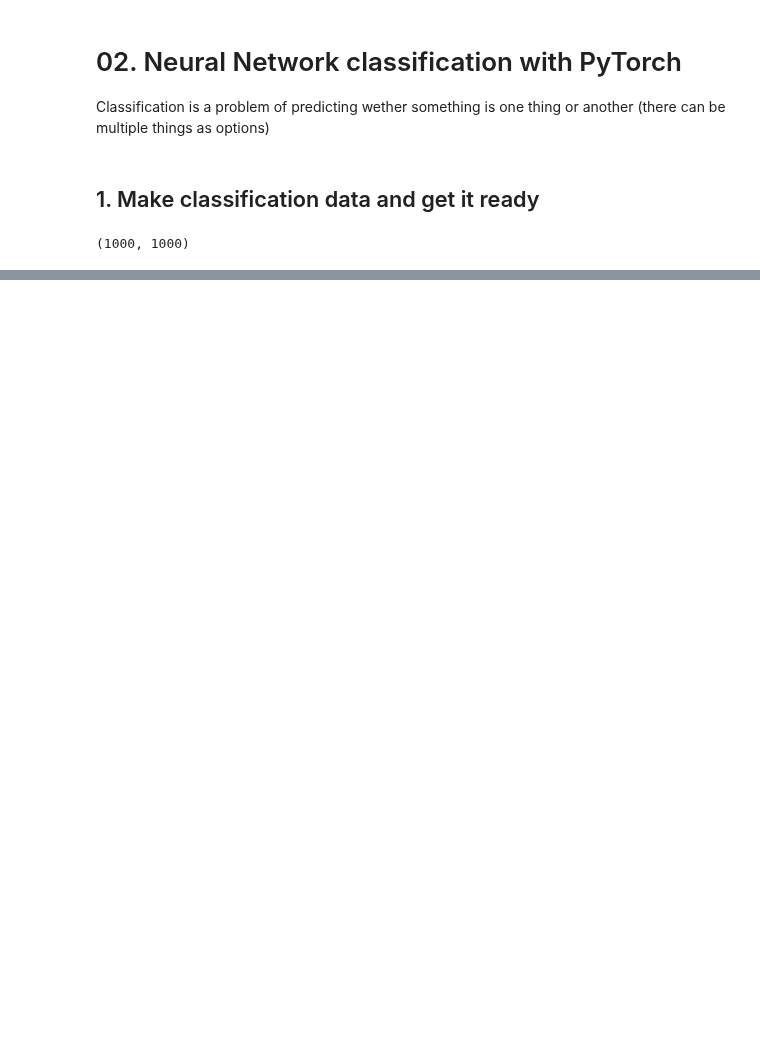
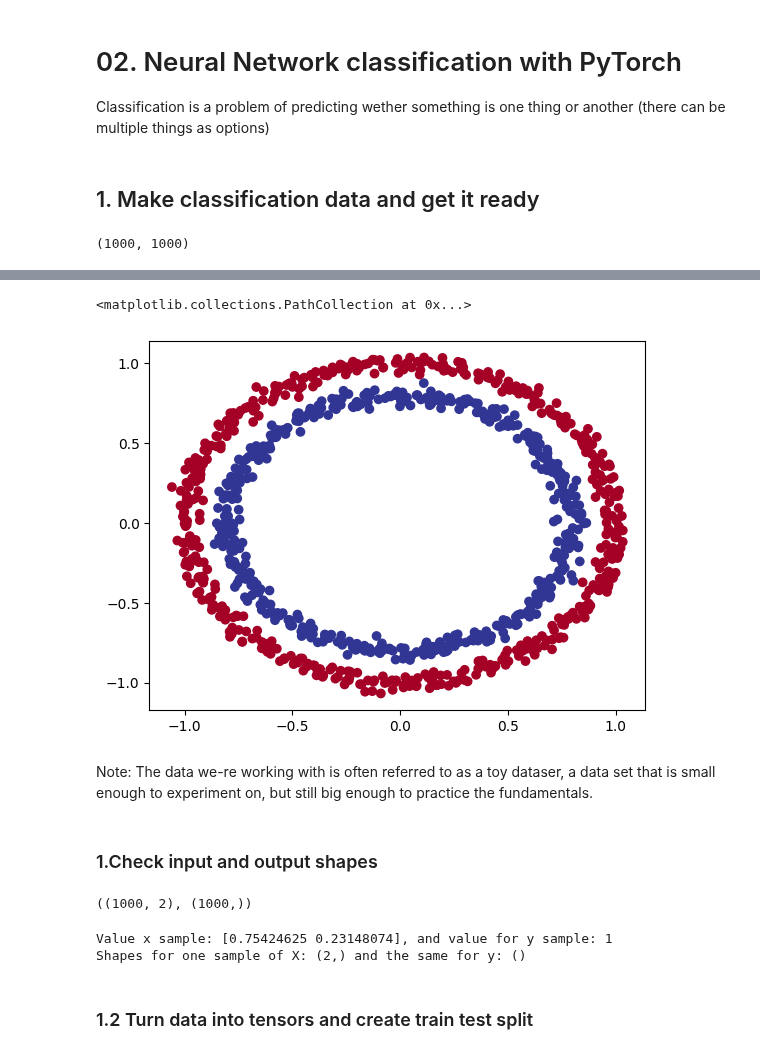
Before and after one commit to Sebastian-Constantin-Iacob/learning_pytorch, a Jupyter notebook: 02_neural_network_classification_with_PyTorch.ipynb, the cells around one changed output, grey strips where cells are left out. Cells and saved outputs as stored; diff of their text form; code cells hidden in the pictures; blank space fills up the shorter version.

```diff
--- a/02_neural_network_classification_with_PyTorch.ipynb
+++ b/02_neural_network_classification_with_PyTorch.ipynb
@@ -31,0 +58,30 @@ First 5 samples of X: [[ 0.75424625  0.23148074]
+# %%
+# Visualize
+import matplotlib .pyplot as plt
+plt.scatter(x=X[:,0],
+            y=X[:,1],
+            c=y,
+            cmap=plt.cm.RdYlBu)
+# %% [output]
+<matplotlib.collections.PathCollection at 0x...>
+[figure, added]
+# %% [markdown]
+Note: The data we-re working with is often referred to as a toy dataser, a data set that is small enough to experiment on, but still big enough to practice the fundamentals.
+# %% [markdown]
+### 1.Check input and output shapes
+# %%
+X.shape, y.shape
+# %% [output]
+((1000, 2), (1000,))
+# %%
+# View the first example of features and albels
+X_sample = X[0]
+y_sample = y[0]
+
+print(f"Value x sample: {X_sample}, and value for y sample: {y_sample}")
+print(f"Shapes for one sample of X: {X_sample.shape} and the same for y: {y_sample.shape}")
+# %% [output]
+Value x sample: [0.75424625 0.23148074], and value for y sample: 1
+Shapes for one sample of X: (2,) and the same for y: ()
+# %% [markdown]
+### 1.2 Turn data into tensors and create train test split
```
Also changed, not shown: parts of 12 cells of this notebook.
